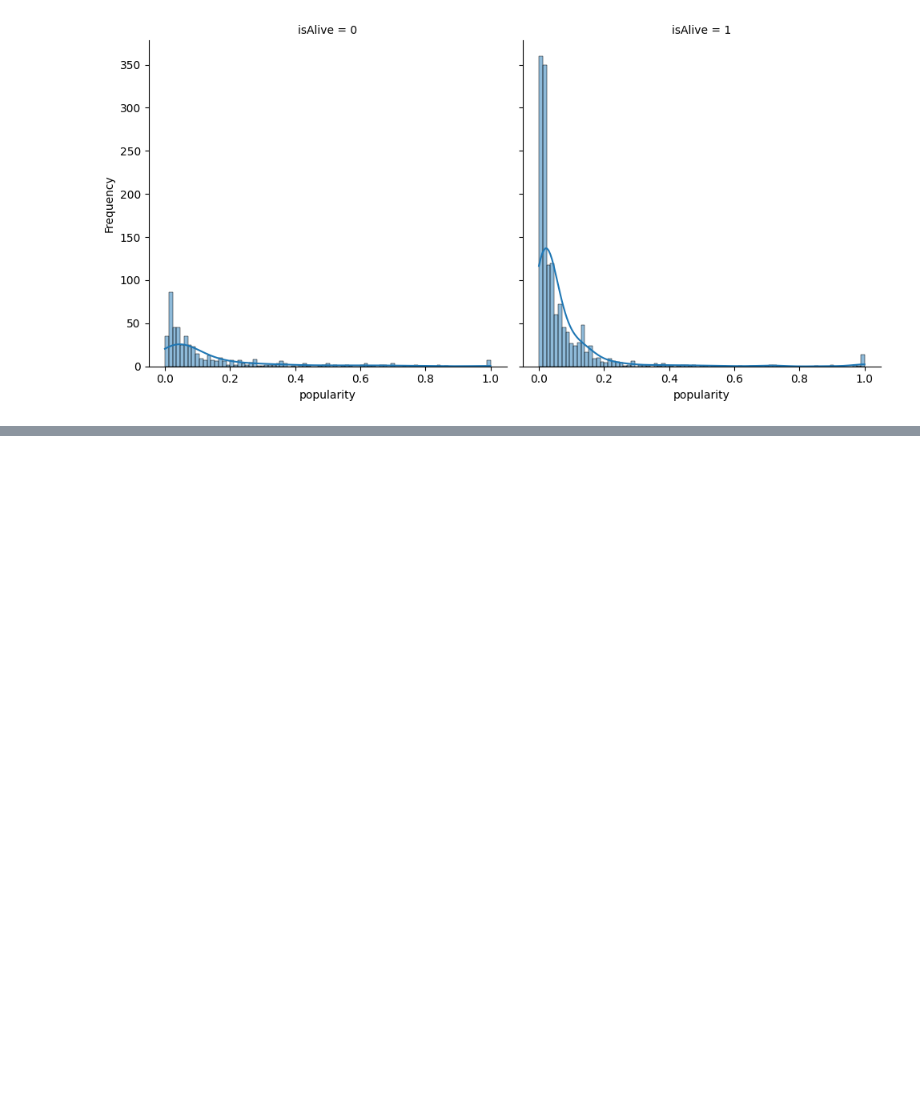
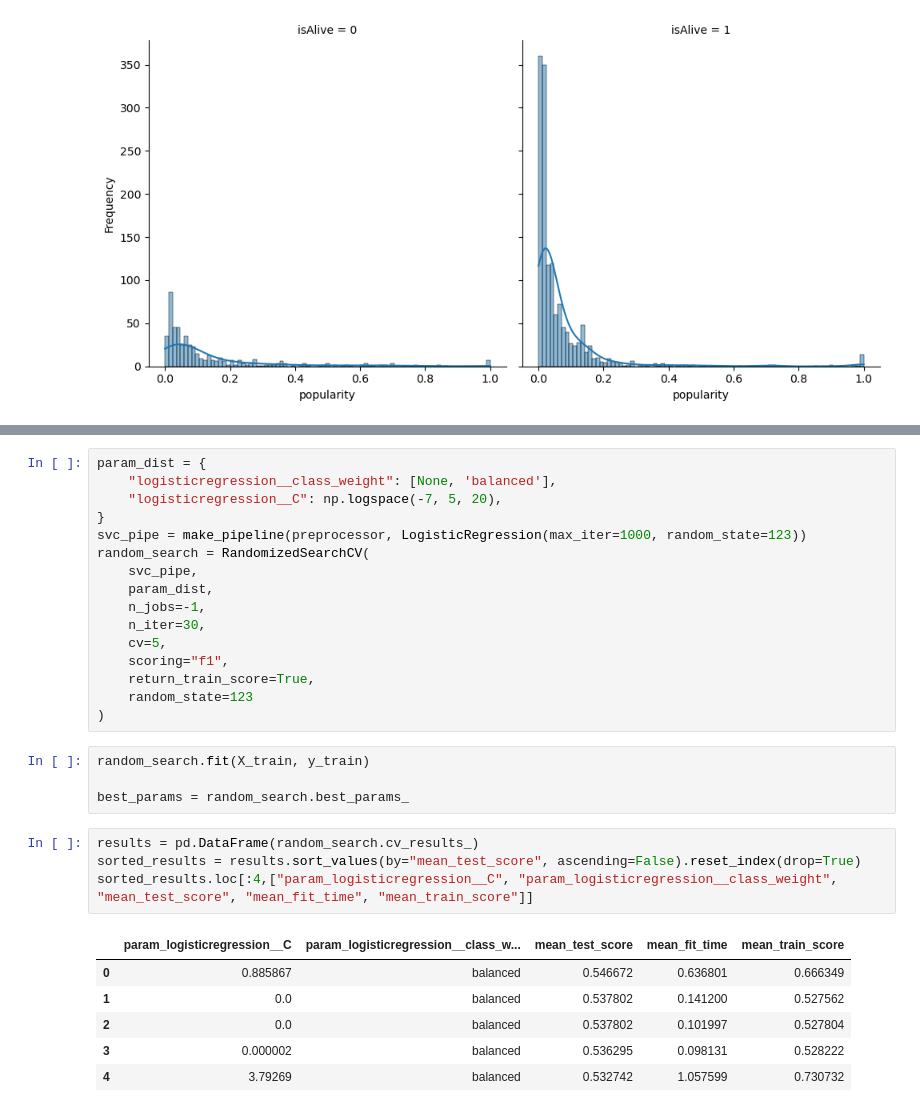
Before and after one commit to sifanzzz/GoT-fatality-prediction, a Jupyter notebook: analysis.ipynb, the cells around one changed output, grey strips where cells are left out. Cells and saved outputs as stored; diff of their text form; blank space fills up the shorter version.

```diff
--- a/analysis.ipynb
+++ b/analysis.ipynb
@@ -211,0 +435,31 @@ for column in X.drop('isAlive', axis=1).select_dtypes(['int','float']):
+# %%
+param_dist = {
+    "logisticregression__class_weight": [None, 'balanced'],
+    "logisticregression__C": np.logspace(-7, 5, 20),
+}
+svc_pipe = make_pipeline(preprocessor, LogisticRegression(max_iter=1000, random_state=123))
+random_search = RandomizedSearchCV(
+    svc_pipe,
+    param_dist,
+    n_jobs=-1,
+    n_iter=30,
+    cv=5,
+    scoring="f1",
+    return_train_score=True,
+    random_state=123
+)
+# %%
+random_search.fit(X_train, y_train)
+
+best_params = random_search.best_params_
+# %%
+results = pd.DataFrame(random_search.cv_results_)
+sorted_results = results.sort_values(by="mean_test_score", ascending=False).reset_index(drop=True)
+sorted_results.loc[:4,["param_logisticregression__C", "param_logisticregression__class_weight", "mean_test_score", "mean_fit_time", "mean_train_score"]]
+# %% [output]
+|  | param_logisticregression__C | param_logisticregression__class_w... | mean_test_score | mean_fit_time | mean_train_score |
+| 0 | 0.885867 | balanced | 0.546672 | 0.636801 | 0.666349 |
+| 1 | 0.0 | balanced | 0.537802 | 0.141200 | 0.527562 |
+| 2 | 0.0 | balanced | 0.537802 | 0.101997 | 0.527804 |
+| 3 | 0.000002 | balanced | 0.536295 | 0.098131 | 0.528222 |
+| 4 | 3.79269 | balanced | 0.532742 | 1.057599 | 0.730732 |
```
Also changed, not shown: parts of 19 cells of this notebook.
